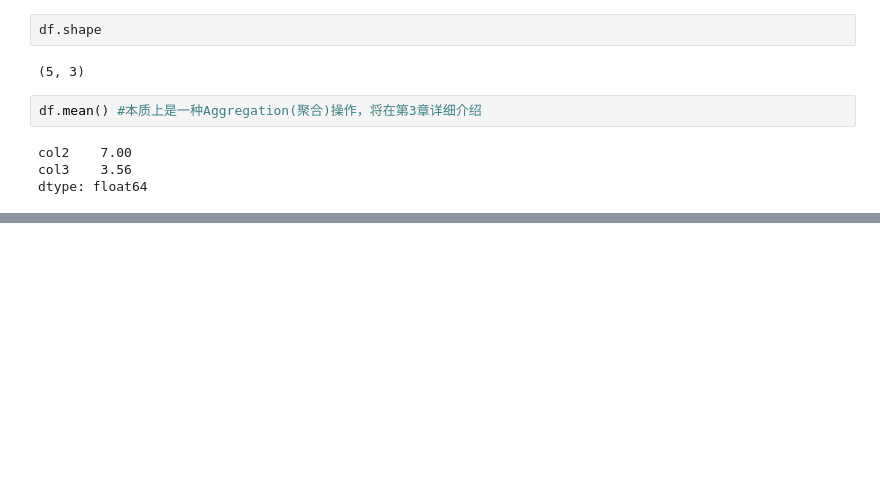
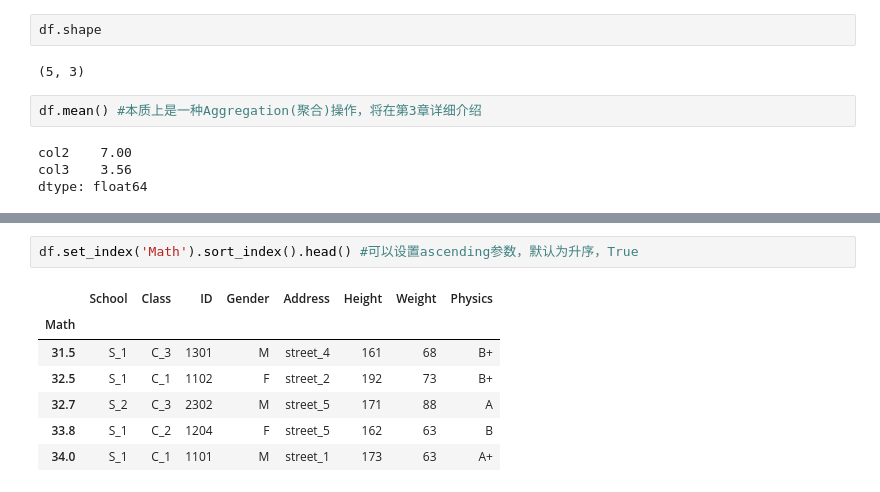
Before and after one commit to NorthblueM/Learning, a Jupyter notebook: Datawhale-Pandas/chapter1-Pandas基础.ipynb, the cells around one changed output, grey strips where cells are left out. Saved outputs shown, nothing was run; the diff lists cells and outputs as text; blank space fills up the shorter version.

```diff
--- a/Datawhale-Pandas/chapter1-Pandas基础.ipynb
+++ b/Datawhale-Pandas/chapter1-Pandas基础.ipynb
@@ -221,0 +585,10 @@ df1-df2 #由于索引对齐，因此结果不是0
+# %%
+df.set_index('Math').sort_index().head() #可以设置ascending参数，默认为升序，True
+# %% [output]
+|  | School | Class | ID | Gender | Address | Height | Weight | Physics |
+| Math |  |  |  |  |  |  |  |  |
+| 31.5 | S_1 | C_3 | 1301 | M | street_4 | 161 | 68 | B+ |
+| 32.5 | S_1 | C_1 | 1102 | F | street_2 | 192 | 73 | B+ |
+| 32.7 | S_2 | C_3 | 2302 | M | street_5 | 171 | 88 | A |
+| 33.8 | S_1 | C_2 | 1204 | F | street_5 | 162 | 63 | B |
+| 34.0 | S_1 | C_1 | 1101 | M | street_1 | 173 | 63 | A+ |
```
Also changed, not shown: parts of 96 cells of this notebook.
